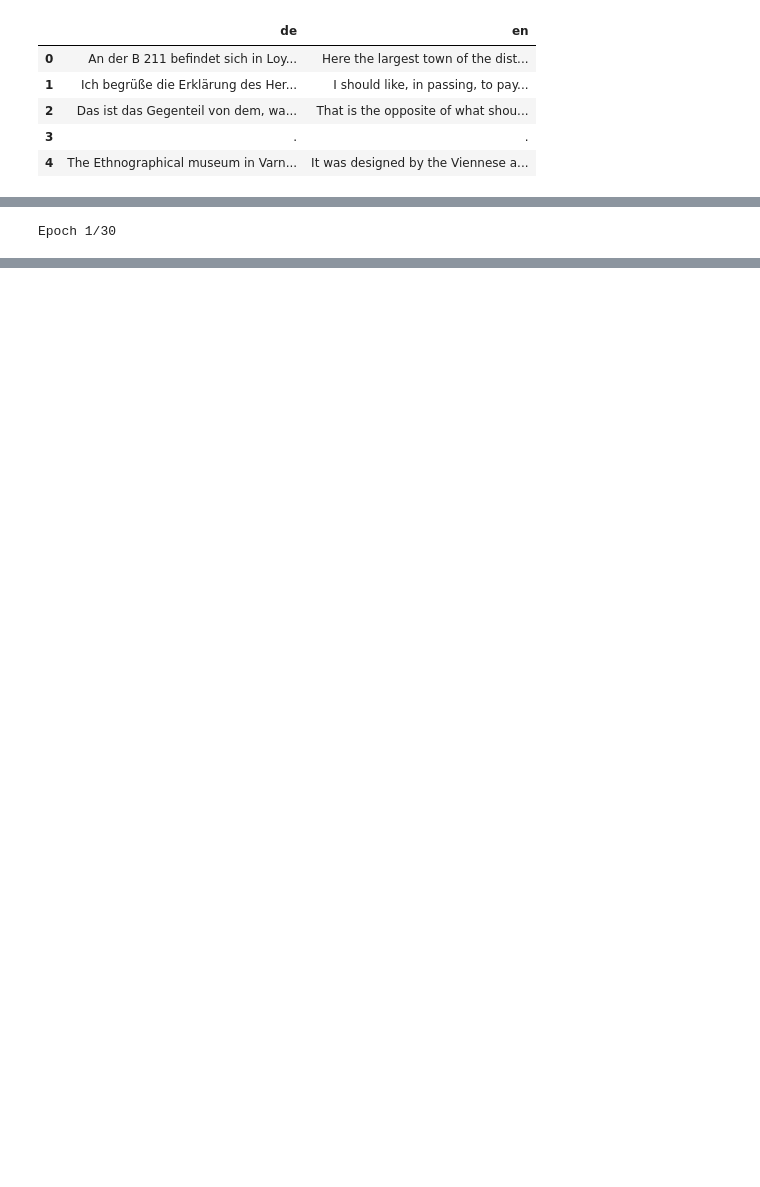
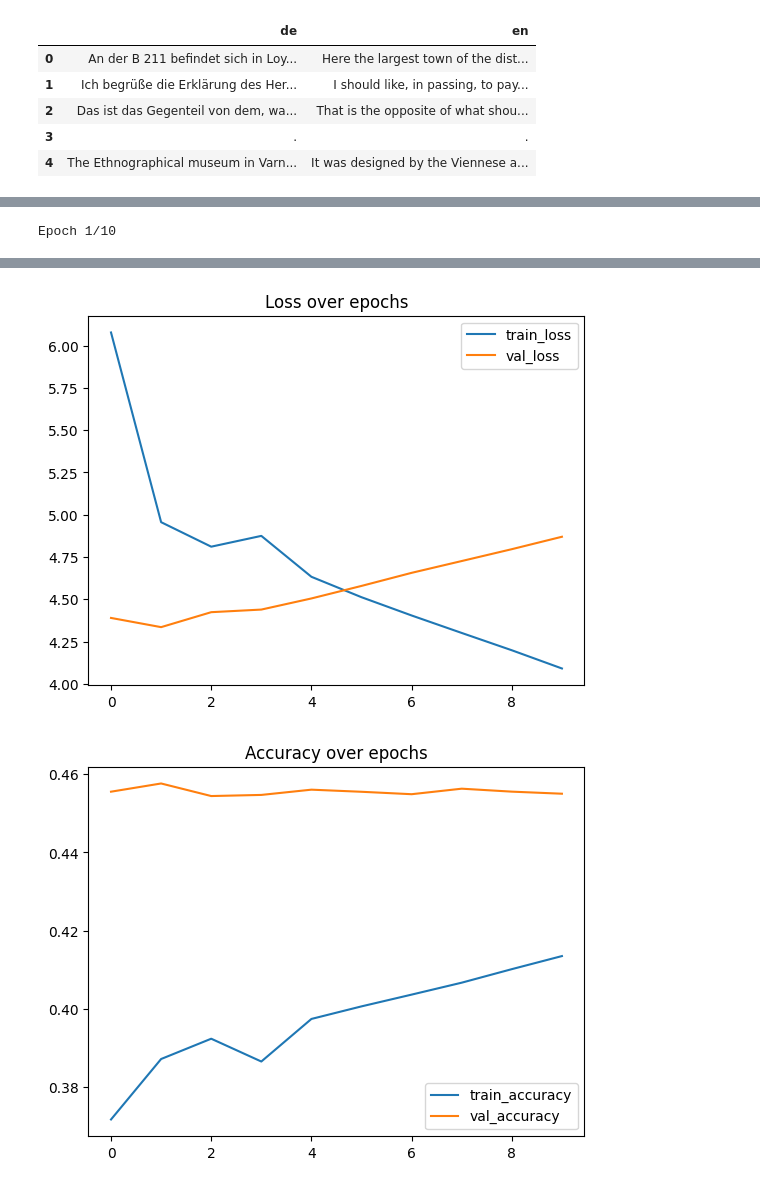
Before and after one commit to Shurtu-gal/neural-machine-translation, a Jupyter notebook: model/train.ipynb, the cells around one changed output, grey strips where cells are left out. Saved outputs shown, nothing was run; the diff lists cells and outputs as text; code cells hidden in the pictures; blank space fills up the shorter version.

```diff
--- a/model/train.ipynb
+++ b/model/train.ipynb
@@ -47,7 +47,7 @@ en    0
 dtype: int64
 [figure]
 # %%
-train_raw = pd.read_csv('../data/wmt14_translate_de-en_train.csv', lineterminator='\n', nrows=45000)
+train_raw = pd.read_csv('../data/wmt14_translate_de-en_train.csv', lineterminator='\n', nrows=4500)
 test_raw = pd.read_csv('../data/wmt14_translate_de-en_test.csv', lineterminator='\n')
 val_raw = pd.read_csv('../data/wmt14_translate_de-en_validation.csv', lineterminator='\n')
 # %%
@@ -197,12 +196,16 @@ decoder_input = train_de_sequences[:, :-1]  # Shifted German sequence
 decoder_output = np.expand_dims(train_de_sequences[:, 1:], -1)  # Shifted German sequence
 
 # Train the model (do not redefine the model here)
+# Training example: Pass encoder_input and decoder_input with appropriate shapes
 history = model.fit(
-    [train_en_sequences, decoder_input],  # Encoder input: English, Decoder input: padded shifted German
-    decoder_output,                             # Decoder target: padded shifted German
-    epochs=30,
+    [train_en_sequences, train_de_sequences[:, :-1]],
+    np.expand_dims(train_de_sequences[:, 1:], -1),
+    epochs=10,
     batch_size=64,
-    validation_data=([val_en_sequences, val_de_sequences[:, :-1]], np.expand_dims(val_de_sequences[:, 1:], -1))
+    validation_data=(
+        [val_en_sequences, val_de_sequences[:, :-1]],
+        np.expand_dims(val_de_sequences[:, 1:], -1)
+    )
 )
 
 # Plot training and validation loss and accuracy
@@ -222,4 +225,4 @@ plt.legend()
 plt.title('Accuracy over epochs')
 plt.show()
 # %% [output]
-Epoch 1/30
+Epoch 1/10
@@ -226,0 +248,2 @@ Epoch 1/30
+[figure, added]
+[figure, added]
```
Also changed, not shown: parts of 6 cells of this notebook, 3 other files.
